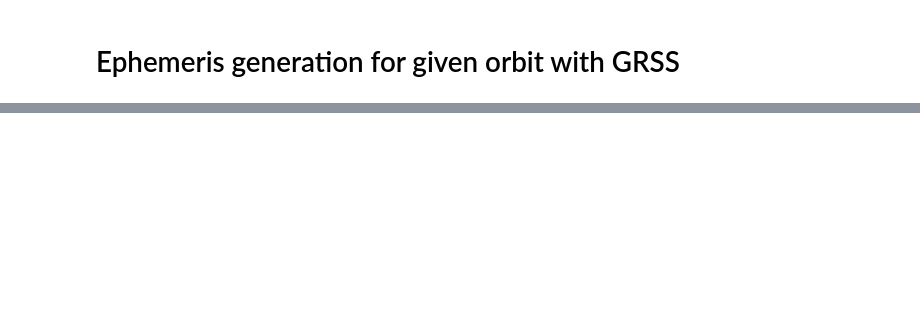
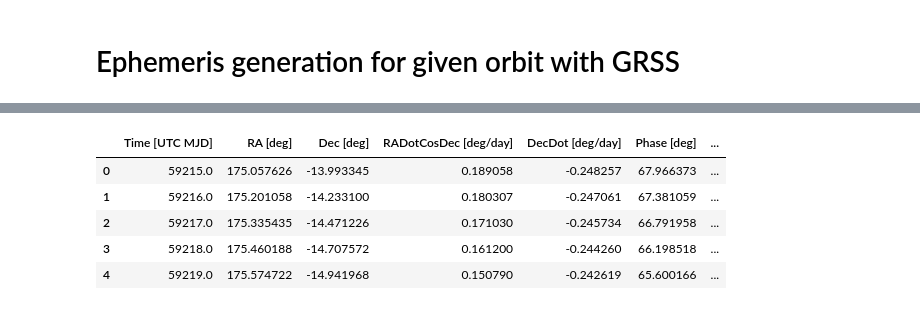
Before and after one commit to rahil-makadia/lsst-ephemeris, a Jupyter notebook: ephemeris.ipynb, the cells around one changed output, grey strips where cells are left out. Cells and saved outputs as stored; diff of their text form; code cells hidden in the pictures; blank space fills up the shorter version.

```diff
--- a/ephemeris.ipynb
+++ b/ephemeris.ipynb
@@ -104,0 +109,51 @@ plt.show()
+# %%
+# get states for sun and earth
+if t_eval_utc:
+    # GRSS can handle UTC evaluation times naturally but we need TDB for querying the ephemeris
+    t_eval_tdb = Time(t_eval, format='mjd', scale='utc').tdb.mjd
+else:
+    t_eval_tdb = t_eval
+
+# need to memory map the ephemeris used in the propagation simulation
+prop_sim.map_ephemeris()
+sun_states = np.array([prop_sim.get_spiceBody_state(t, "Sun") for t in t_eval_tdb])
+earth_states = np.array([prop_sim.get_spiceBody_state(t, "Earth") for t in t_eval_tdb])
+observer_states = np.array(prop_sim.xObserver)
+body_states = np.array([observer_states[i] + app_states[i] for i in range(num_pts)])
+# unmap the ephemeris
+prop_sim.unmap_ephemeris()
+# %%
+# compute heliocentric and geocentric distances
+helio_pos = body_states[:,:3] - sun_states[:,:3]
+geo_pos = body_states[:,:3] - earth_states[:,:3]
+helio_dist = np.linalg.norm(helio_pos, axis=1)
+geo_dist = np.linalg.norm(geo_pos, axis=1)
+# compute solar phase angle w.r.t observer, not geocenter (Observer-Target-Sun angle)
+phase_angle = np.arccos(np.sum(helio_pos*pos, axis=1)/(helio_dist*r))*180.0/np.pi
+# compute elongation angle w.r.t geocenter, not observer (Sun-Earth-Target angle)
+earth_sun_pos = sun_states[:,:3] - earth_states[:,:3]
+earth_sun_dist = np.linalg.norm(earth_sun_pos, axis=1)
+elongation = np.arccos(np.sum(geo_pos*earth_sun_pos, axis=1)/(geo_dist*earth_sun_dist))*180.0/np.pi
+# %%
+data = {
+    f'Time [{timescale} MJD]': t_eval,
+    'RA [deg]': obs[:, 0],
+    'Dec [deg]': obs[:, 1],
+    'RADotCosDec [deg/day]': obs_dot[:, 0],
+    'DecDot [deg/day]': obs_dot[:, 1],
+    'Phase [deg]': phase_angle,
+    'Elongation [deg]': elongation,
+    'ObsDist [AU]': r,
+    'HelioDist [AU]': helio_dist,
+    'GeoDist [AU]': geo_dist,
+}
+ephem = pd.DataFrame(data)
+# %%
+ephem.head()
+# %% [output]
+|  | Time [UTC MJD] | RA [deg] | Dec [deg] | RADotCosDec [deg/day] | DecDot [deg/day] | Phase [deg] | ... |
+| 0 | 59215.0 | 175.057626 | -13.993345 | 0.189058 | -0.248257 | 67.966373 | ... |
+| 1 | 59216.0 | 175.201058 | -14.233100 | 0.180307 | -0.247061 | 67.381059 | ... |
+| 2 | 59217.0 | 175.335435 | -14.471226 | 0.171030 | -0.245734 | 66.791958 | ... |
+| 3 | 59218.0 | 175.460188 | -14.707572 | 0.161200 | -0.244260 | 66.198518 | ... |
+| 4 | 59219.0 | 175.574722 | -14.941968 | 0.150790 | -0.242619 | 65.600166 | ... |
```
Also changed, not shown: parts of 8 cells of this notebook.
